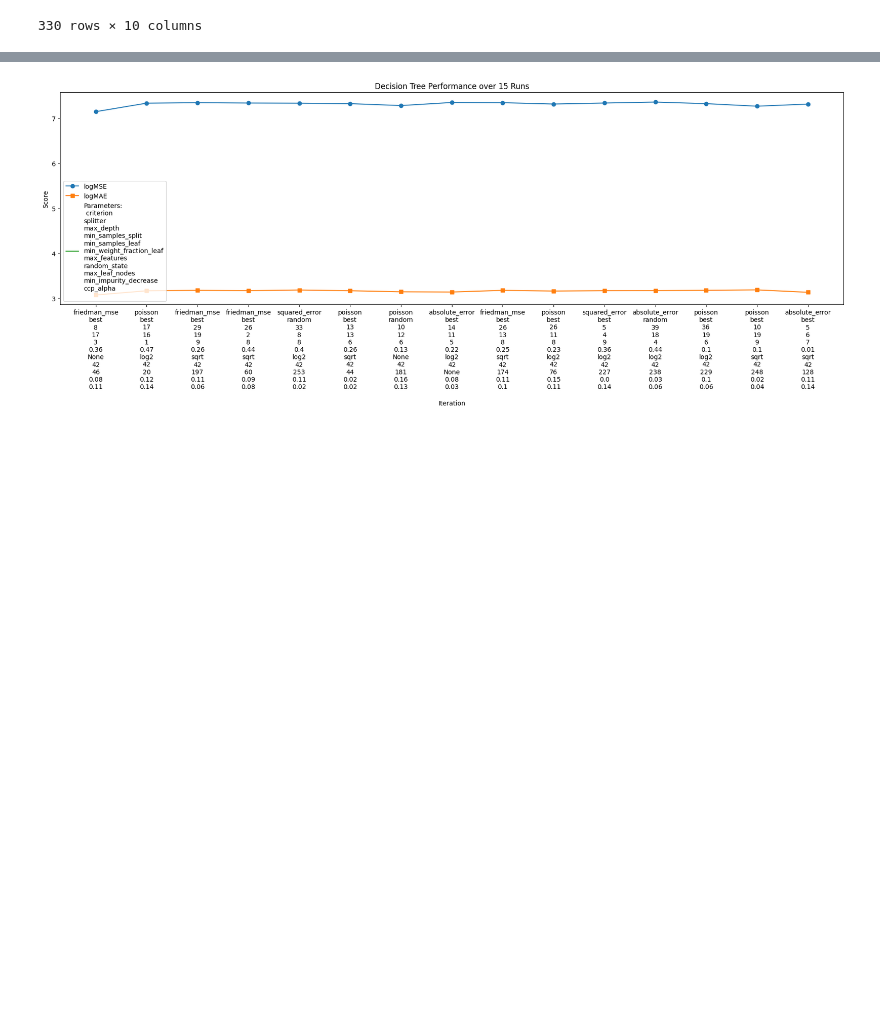
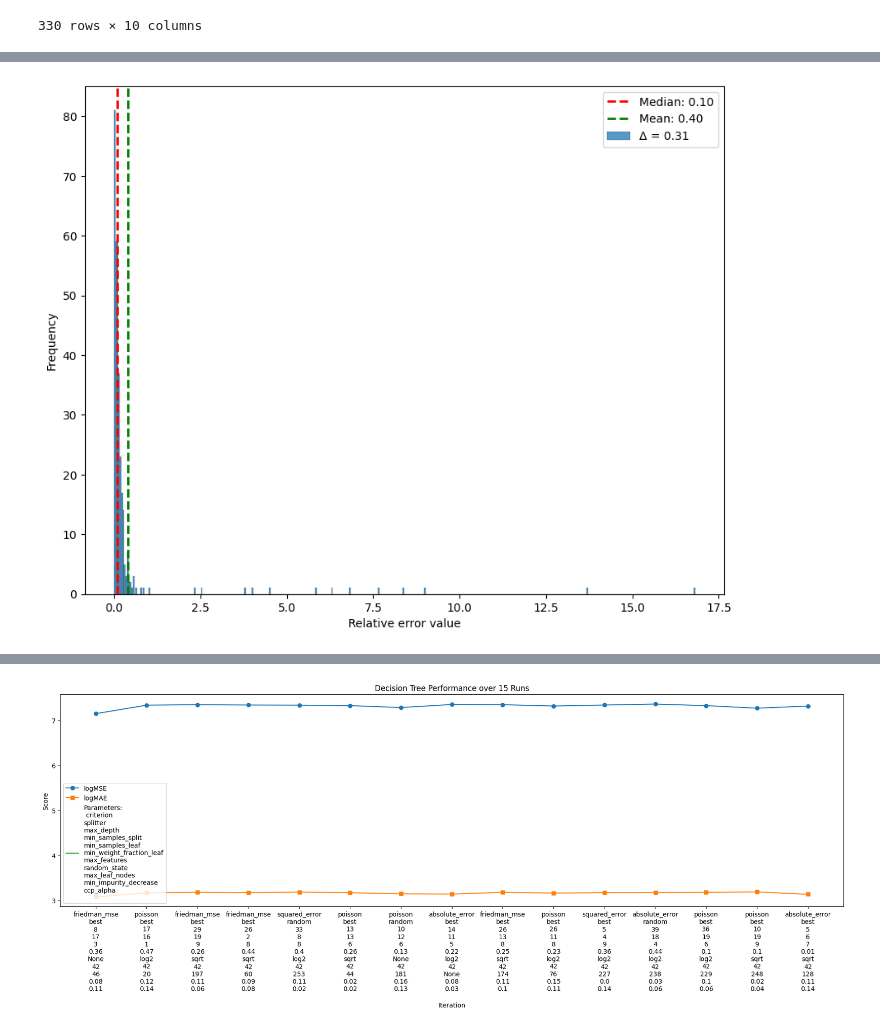
Before and after one commit to VIVALDI142857/ClassificationModelsParams, a Jupyter notebook: regression_parameters.ipynb, the cells around one changed output, grey strips where cells are left out. Drawn from its saved outputs; the diff is of its cells as text; code cells hidden in the pictures; blank space fills up the shorter version.

```diff
--- a/regression_parameters.ipynb
+++ b/regression_parameters.ipynb
@@ -314,0 +459,13 @@ plt.show()
+# %%
+distance = np.abs(med_rel - mean_rel)
+plt.figure(figsize=(10, 8))
+sns.histplot(rel_errors)
+plt.axvline(med_rel, color='red', linestyle='dashed', linewidth=2, label=f'Median: {med_rel:.2f}')
+plt.axvline(mean_rel, color='green', linestyle='dashed', linewidth=2, label=f'Mean: {mean_rel:.2f}')
+
+plt.legend([f'Median: {med_rel:.2f}', f'Mean: {mean_rel:.2f}', f'Δ = {distance:.2f}'])
+plt.xlabel('Relative error value')
+plt.ylabel('Frequency')
+plt.show()
+# %% [output]
+[figure, added]
```
Also changed, not shown: parts of 13 cells of this notebook, 1 other file.
